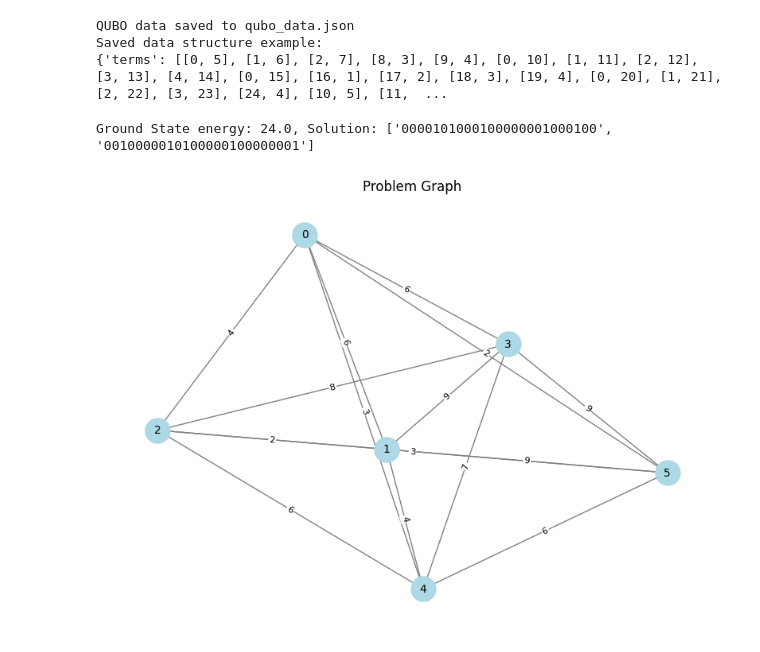
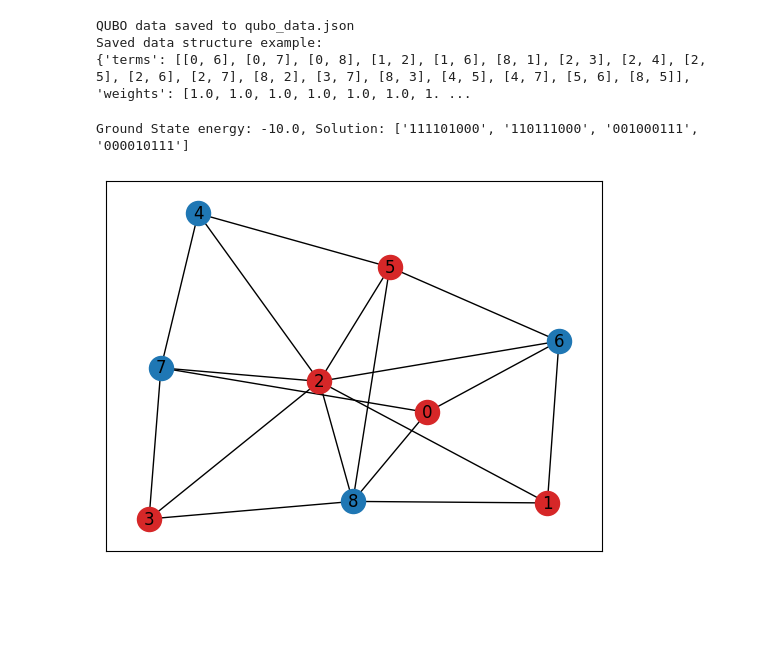
Before and after one commit to OliverSchiffmann/QAOAstudygit, a Jupyter notebook: openQAOAQUBOGenerator.ipynb, the cells around one changed output. Saved outputs shown, nothing was run; the diff lists cells and outputs as text; code cells hidden in the pictures; blank space fills up the shorter version.

```diff
--- a/openQAOAQUBOGenerator.ipynb
+++ b/openQAOAQUBOGenerator.ipynb
@@ -7,7 +7,7 @@ import pprint
 import networkx as nx
 import matplotlib.pyplot as plt
 # %%
-desiredProblemType = 'TSP' #options: 'BinPacking', 'MaxCut', 'TSP', 'ShortestPath'
+desiredProblemType = 'MaxCut' #options: 'BinPacking', 'MaxCut', 'TSP', 'ShortestPath'
 # %%
 if desiredProblemType == 'BinPacking': #doesnt seem possible to get a non-trivial example of this problem in less than 12 qubits
     n_items = 2 # number of items
@@ -75,7 +82,7 @@ print(quboProb.asdict()) # Original full dictionary from OpenQAOA
 # %% [output]
 QUBO data saved to qubo_data.json
 Saved data structure example:
-{'terms': [[0, 5], [1, 6], [2, 7], [8, 3], [9, 4], [0, 10], [1, 11], [2, 12], [3, 13], [4, 14], [0, 15], [16, 1], [17, 2], [18, 3], [19, 4], [0, 20], [1, 21], [2, 22], [3, 23], [24, 4], [10, 5], [11,  ...
+{'terms': [[0, 6], [0, 7], [0, 8], [1, 2], [1, 6], [8, 1], [2, 3], [2, 4], [2, 5], [2, 6], [2, 7], [8, 2], [3, 7], [8, 3], [4, 5], [4, 7], [5, 6], [8, 5]], 'weights': [1.0, 1.0, 1.0, 1.0, 1.0, 1.0, 1. ...
 # %%
 #exact solver for later comparison to qunatum results
 hamiltonian = quboProb.hamiltonian
@@ -84,32 +91,39 @@ from openqaoa.utilities import ground_state_hamiltonian
 energy, configuration = ground_state_hamiltonian(hamiltonian)
 print(f"Ground State energy: {energy}, Solution: {configuration}")
 # %% [output]
-Ground State energy: 24.0, Solution: ['0000101000100000001000100', '0010000010100000100000001']
+Ground State energy: -10.0, Solution: ['111101000', '110111000', '001000111', '000010111']
 # %%
-pos = nx.kamada_kawai_layout(G)
-pos = nx.random_layout(G, seed=0)
-pos = nx.spring_layout(G, seed=0)
-fig, ax = plt.subplots(figsize=(10, 7)) # You can adjust figsize as needed
-nx.draw_networkx_nodes(G, pos, ax=ax, node_size=500, node_color="lightblue")
-nx.draw_networkx_edges(G, pos, ax=ax, edge_color="grey", width=1.0)
-nx.draw_networkx_labels(G, pos, ax=ax, font_size=10)
+if desiredProblemType == 'TSP':
+    pos = nx.kamada_kawai_layout(G)
+    pos = nx.random_layout(G, seed=0)
+    pos = nx.spring_layout(G, seed=0)
+    fig, ax = plt.subplots(figsize=(10, 7)) # You can adjust figsize as needed
+    nx.draw_networkx_nodes(G, pos, ax=ax, node_size=500, node_color="lightblue")
+    nx.draw_networkx_edges(G, pos, ax=ax, edge_color="grey", width=1.0)
+    nx.draw_networkx_labels(G, pos, ax=ax, font_size=10)
 
-edge_weights = nx.get_edge_attributes(G, 'weight')
+    edge_weights = nx.get_edge_attributes(G, 'weight')
 
-nx.draw_networkx_edge_labels(
-    G,
-    pos,
-    edge_labels=edge_weights,
-    ax=ax,
-    font_color='black', # Color of the weight text
-    font_size=8,
-    bbox=dict(facecolor='white', edgecolor='none', alpha=1, pad=1) # Optional: add a small white background to edge labels for readability
-)
-ax.set_title("Problem Graph")
-plt.axis('off')
-plt.show()
+    nx.draw_networkx_edge_labels(
+        G,
+        pos,
+        edge_labels=edge_weights,
+        ax=ax,
+        font_color='black', # Color of the weight text
+        font_size=8,
+        bbox=dict(facecolor='white', edgecolor='none', alpha=1, pad=1) # Optional: add a small white background to edge labels for readability
+    )
+    ax.set_title("Problem Graph")
+    plt.axis('off')
+    plt.show()
+elif desiredProblemType == 'MaxCut':
+    pos =  nx.spring_layout(G)
+    nx.draw_networkx_nodes(G, pos, nodelist=[idx for idx,bit in enumerate(configuration[0]) if bit == '1'], node_color="tab:red")
+    nx.draw_networkx_nodes(G, pos, nodelist=[idx for idx,bit in enumerate(configuration[0]) if bit == '0'], node_color="tab:blue")
+    nx.draw_networkx_edges(G, pos)
+    nx.draw_networkx_labels(G, pos, labels={node: node for node in G.nodes()});
 # %% [output]
-[figure, old version]
+[figure, new version]
 # %%
 quboProb.asdict()
 # %% [output]
```
Also changed, not shown: parts of 2 cells of this notebook, 9 other files.
